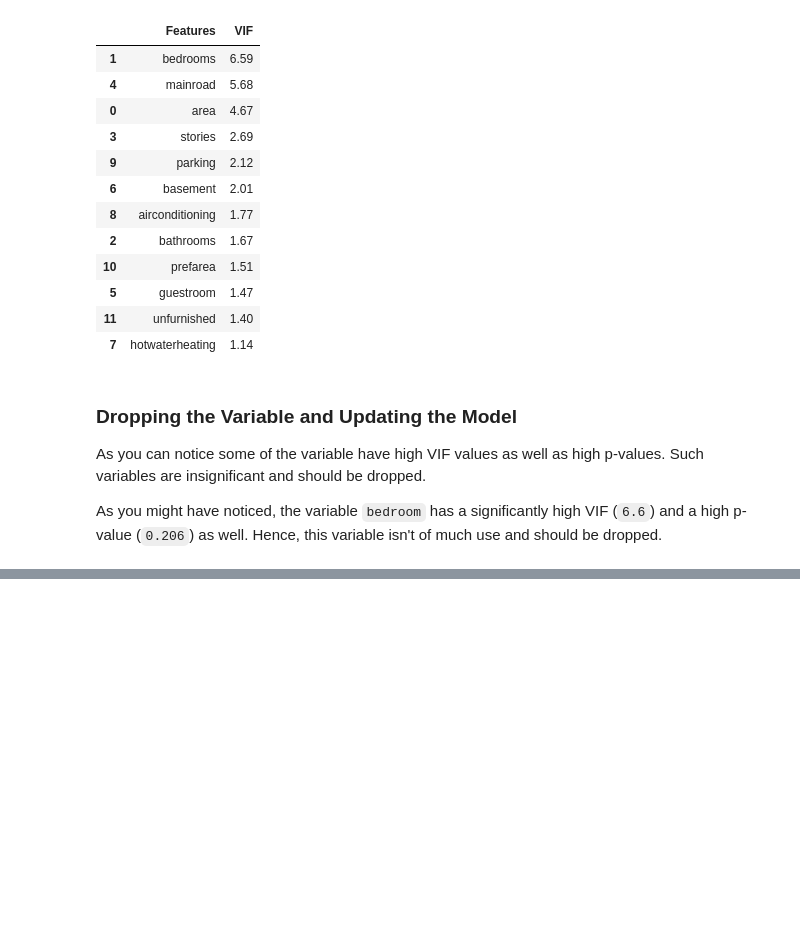
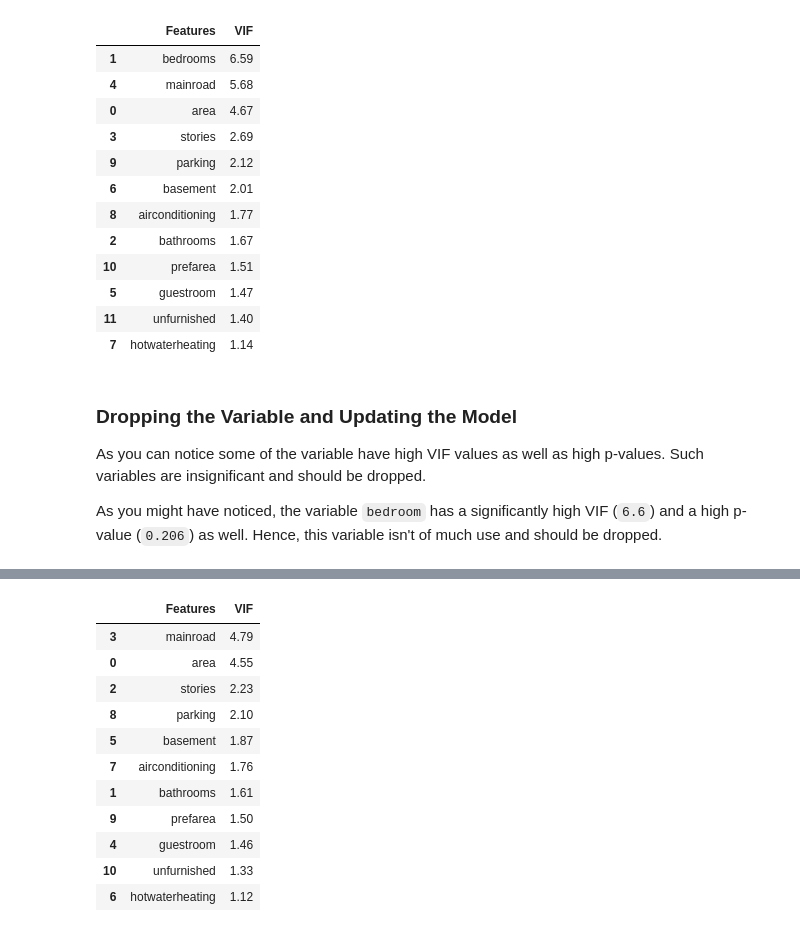
Before and after one commit to shikharverma96/House_Price_Prediction, a Jupyter notebook: Linear_Regression.ipynb, the cells around one changed output, grey strips where cells are left out. Drawn from its saved outputs; the diff is of its cells as text; code cells hidden in the pictures; blank space fills up the shorter version.

```diff
--- a/Linear_Regression.ipynb
+++ b/Linear_Regression.ipynb
@@ -498,0 +546,22 @@ As you might have noticed, the variable `bedroom` has a significantly high VIF (
+# %%
+# Calculate the VIFs again for the new model
+
+vif = pd.DataFrame()
+vif['Features'] = X.columns
+vif['VIF'] = [variance_inflation_factor(X.values, i) for i in range(X.shape[1])]
+vif['VIF'] = round(vif['VIF'], 2)
+vif = vif.sort_values(by = "VIF", ascending = False)
+vif
+# %% [output]
+|  | Features | VIF |
+| 3 | mainroad | 4.79 |
+| 0 | area | 4.55 |
+| 2 | stories | 2.23 |
+| 8 | parking | 2.10 |
+| 5 | basement | 1.87 |
+| 7 | airconditioning | 1.76 |
+| 1 | bathrooms | 1.61 |
+| 9 | prefarea | 1.50 |
+| 4 | guestroom | 1.46 |
+| 10 | unfurnished | 1.33 |
+| 6 | hotwaterheating | 1.12 |
```
Also changed, not shown: parts of 3 cells of this notebook.
